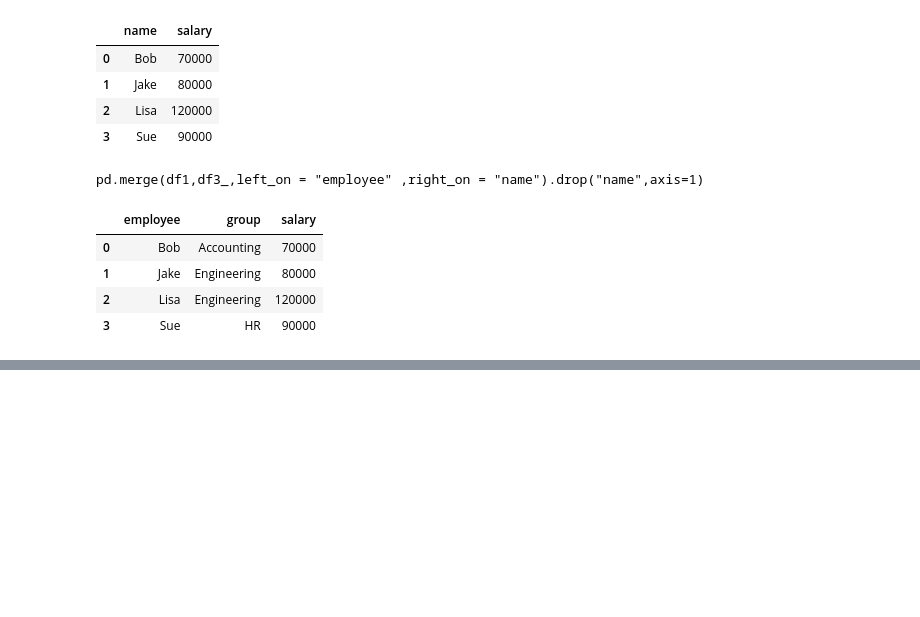
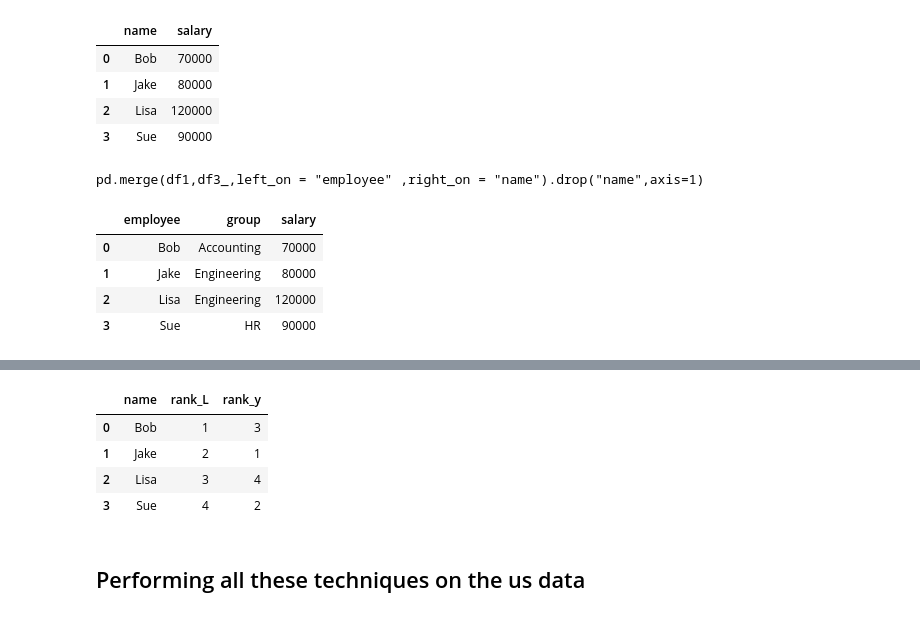
Before and after one commit to Venux09/Data_science_handbook_study, a Jupyter notebook: pandas-data_science_handbook/pandas_9.ipynb, the cells around one changed output, grey strips where cells are left out. Cells and saved outputs as stored; diff of their text form; code cells hidden in the pictures; blank space fills up the shorter version.

```diff
--- a/pandas-data_science_handbook/pandas_9.ipynb
+++ b/pandas-data_science_handbook/pandas_9.ipynb
@@ -214,0 +336,5 @@ df1a = d
+# %%
+df8 = pd.DataFrame({'name': ['Bob', 'Jake', 'Lisa', 'Sue'],
+'rank': [1, 2, 3, 4]})
+df9 = pd.DataFrame({'name': ['Bob', 'Jake', 'Lisa', 'Sue'],
+'rank': [3, 1, 4, 2]})
@@ -214,0 +365,11 @@ df1a = d
+# %%
+#setting the suffix ourself
+pd.merge(df8,df9,on='name',suffixes = ['_L','_y'])
+# %% [output]
+|  | name | rank_L | rank_y |
+| 0 | Bob | 1 | 3 |
+| 1 | Jake | 2 | 1 |
+| 2 | Lisa | 3 | 4 |
+| 3 | Sue | 4 | 2 |
+# %% [markdown]
+## Performing all these techniques on the us data
```
Also changed, not shown: parts of 17 cells of this notebook, 2 other files.
